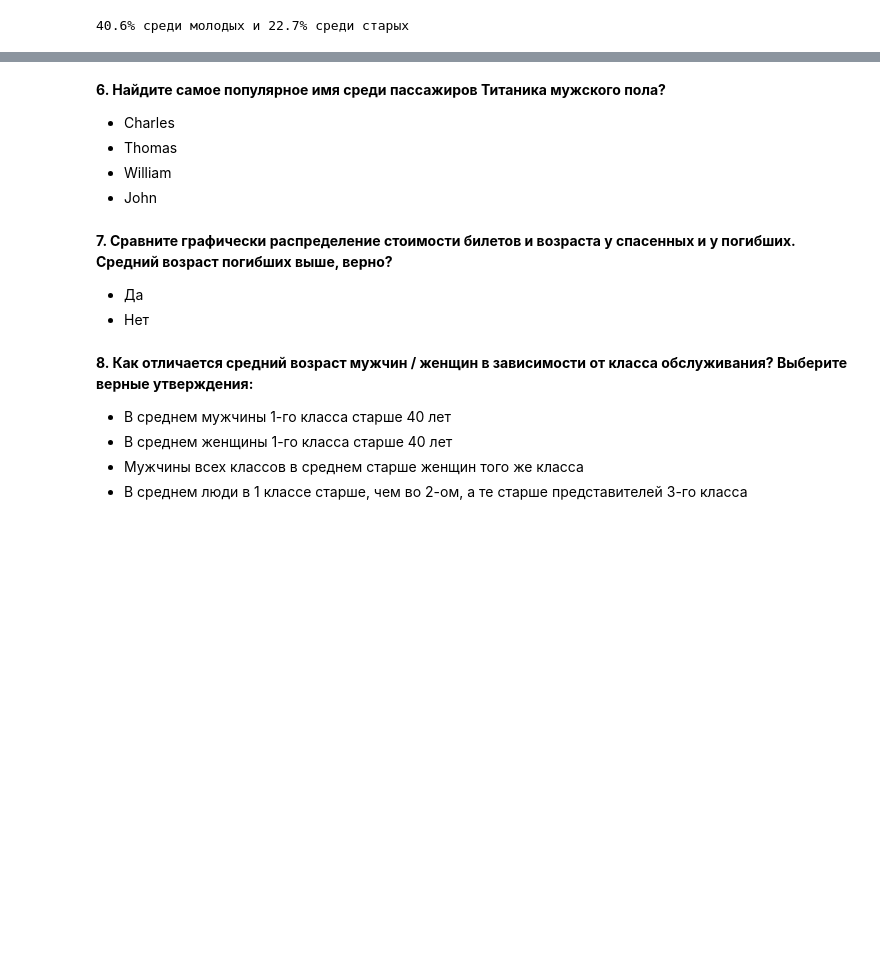
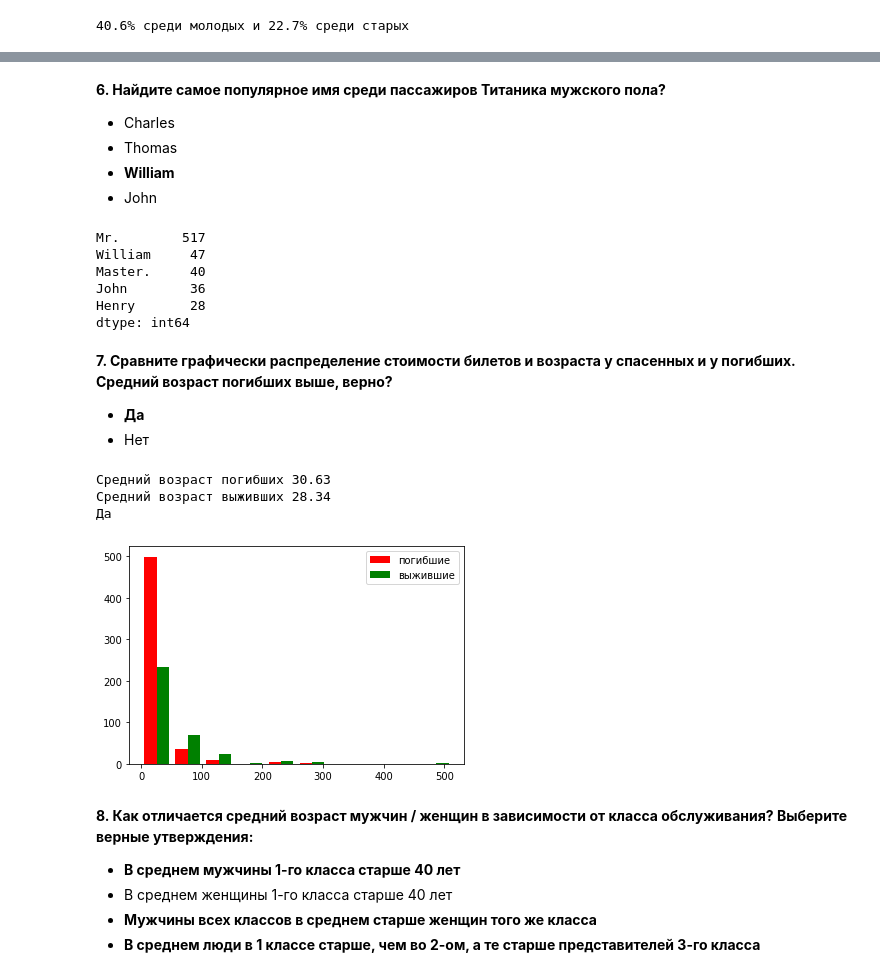
Before and after one commit to Donutellko/PIS, a Jupyter notebook: DZ2/Praktika2/2_pandas_hw.ipynb, the cells around one changed output, grey strips where cells are left out. Saved outputs shown, nothing was run; the diff lists cells and outputs as text; code cells hidden in the pictures; blank space fills up the shorter version.

Commit message:
improve var39, done 2_pandas_intro and 2_pandas_hw

```diff
--- a/DZ2/Praktika2/2_pandas_hw.ipynb
+++ b/DZ2/Praktika2/2_pandas_hw.ipynb
@@ -170,5 +174,5 @@ print(f"{res_young}% среди молодых и {res_old}% среди стар
 **6. Найдите самое популярное имя среди пассажиров Титаника мужского пола?**
 - Charles
 - Thomas
-- William
+- **William**
 - John
@@ -177,4 +179,16 @@ print(f"{res_young}% среди молодых и {res_old}% среди стар
+# %%
+from pandas.core.common import flatten
+names = flatten(data[data.Sex == 'male'].Name.map(str.split))
+names_counts = pd.Series(names).value_counts()
+names_counts.head()
+# %% [output]
+Mr.        517
+William     47
+Master.     40
+John        36
+Henry       28
+dtype: int64
 # %% [markdown]
 **7. Сравните графически распределение стоимости билетов и возраста у спасенных и у погибших. Средний возраст погибших выше, верно?**
-- Да
+- **Да**
 - Нет
@@ -183,6 +195,23 @@ print(f"{res_young}% среди молодых и {res_old}% среди стар
+# %%
+dead = data[data.Survived == 0]
+survived = data[data.Survived == 1]
+fig, ax = plt.subplots()
+ax.hist([dead.Fare, survived.Fare], color=['red', 'green'])
+ax.legend(["погибшие", "выжившие"])
+
+age_dead = np.nanmean(dead.Age)
+age_survived = np.nanmean(survived.Age)
+print("Средний возраст погибших", round(age_dead, 2))
+print("Средний возраст выживших", round(age_survived, 2))
+print("Да" if age_dead > age_survived else "Нет")
+# %% [output]
+Средний возраст погибших 30.63
+Средний возраст выживших 28.34
+Да
+[figure, added]
 # %% [markdown]
 **8. Как отличается средний возраст мужчин / женщин в зависимости от класса обслуживания? Выберите верные утверждения:**
-- В среднем мужчины 1-го класса старше 40 лет
+- **В среднем мужчины 1-го класса старше 40 лет**
 - В среднем женщины 1-го класса старше 40 лет
-- Мужчины всех классов в среднем старше женщин того же класса
-- В среднем люди в 1 классе старше, чем во 2-ом, а те старше представителей 3-го класса
+- **Мужчины всех классов в среднем старше женщин того же класса**
+- **В среднем люди в 1 классе старше, чем во 2-ом, а те старше представителей 3-го класса**
```
Also changed, not shown: parts of 12 cells of this notebook, 2 other files.
